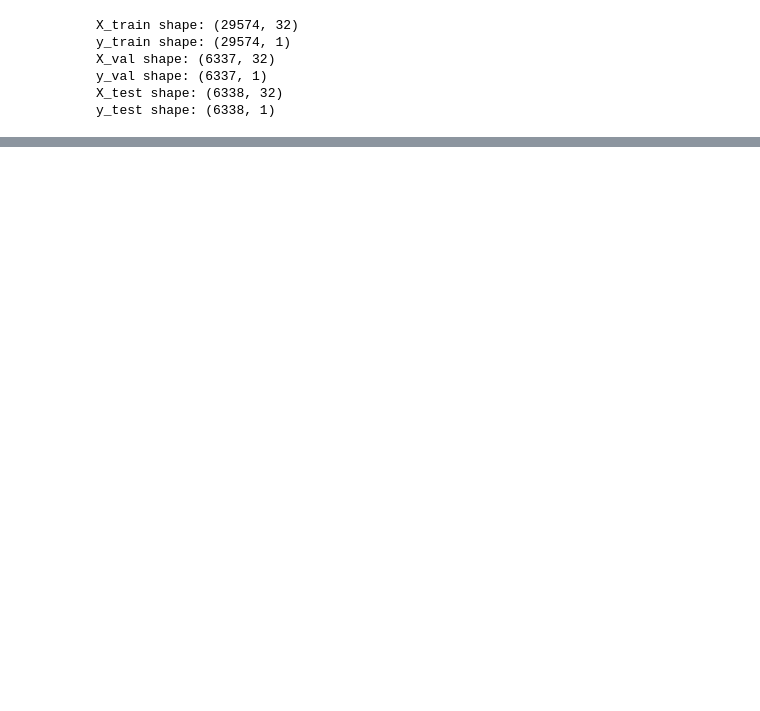
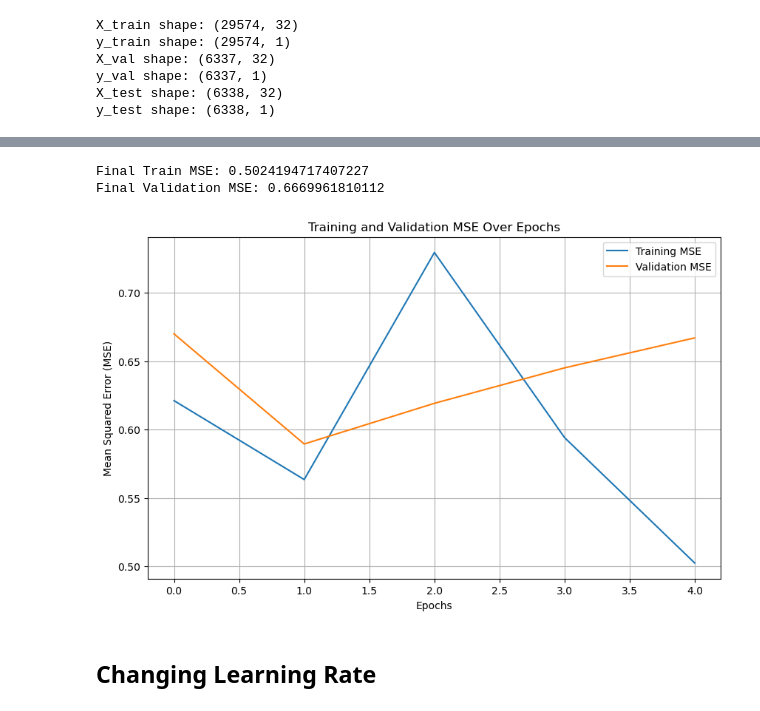
Before and after one commit to rreuther8-berkeley/UCB_207_sec01_fin_nlp, a Jupyter notebook: Transformers.ipynb, the cells around one changed output, grey strips where cells are left out. Cells and saved outputs as stored; diff of their text form; code cells hidden in the pictures; blank space fills up the shorter version.

Commit message:
update transformers

```diff
--- a/Transformers.ipynb
+++ b/Transformers.ipynb
@@ -214,0 +226,10 @@ Test MAE: 192.59097290039062
+# %%
+# Adjust learning rate and compile the model with MSE as the metric
+transformer.compile(
+    optimizer=tf.keras.optimizers.Adam(learning_rate=0.001),
+    loss="mean_squared_error",
+    metrics=["mean_squared_error"]  # Use MSE as the metric
+)
+
+# Print the model summary to verify changes
+transformer.summary()
@@ -214,0 +256,10 @@ Test MAE: 192.59097290039062
+# %%
+# Define early stopping with MSE
+early_stopping = tf.keras.callbacks.EarlyStopping(
+    monitor='val_mean_squared_error',  # Monitor validation MSE
+    patience=3,
+    restore_best_weights=True
+)
+
+# Train the model
+history = transformer.fit(train_ds, epochs=20, validation_data=val_ds, callbacks=[early_stopping])
@@ -214,0 +284,32 @@ Test MAE: 192.59097290039062
+# %%
+# Extract training and validation MSE from the history object
+train_mse = history.history['mean_squared_error']
+val_mse = history.history['val_mean_squared_error']
+
+# Get the final MSE values
+final_train_mse = train_mse[-1]
+final_val_mse = val_mse[-1]
+
+print(f"Final Train MSE: {final_train_mse}")
+print(f"Final Validation MSE: {final_val_mse}")
+# %% [output]
+Final Train MSE: 0.5024194717407227
+Final Validation MSE: 0.6669961810112
+# %%
+# Extract and plot MSE values
+train_mse = history.history['mean_squared_error']
+val_mse = history.history['val_mean_squared_error']
+
+plt.figure(figsize=(10, 6))
+plt.plot(train_mse, label='Training MSE')
+plt.plot(val_mse, label='Validation MSE')
+plt.xlabel('Epochs')
+plt.ylabel('Mean Squared Error (MSE)')
+plt.title('Training and Validation MSE Over Epochs')
+plt.legend()
+plt.grid(True)
+plt.show()
+# %% [output]
+[figure, added]
+# %% [markdown]
+## Changing Learning Rate
```
Also changed, not shown: parts of 21 cells of this notebook.
